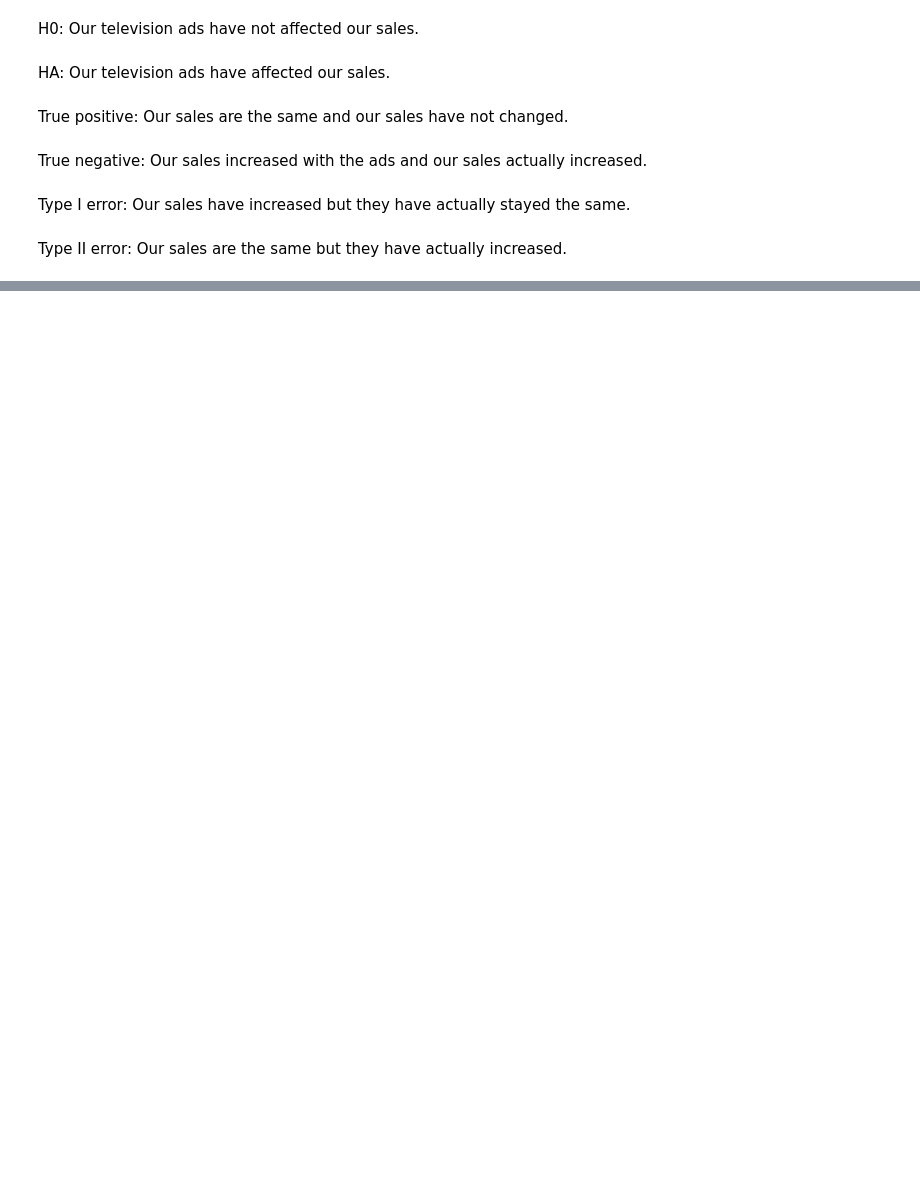
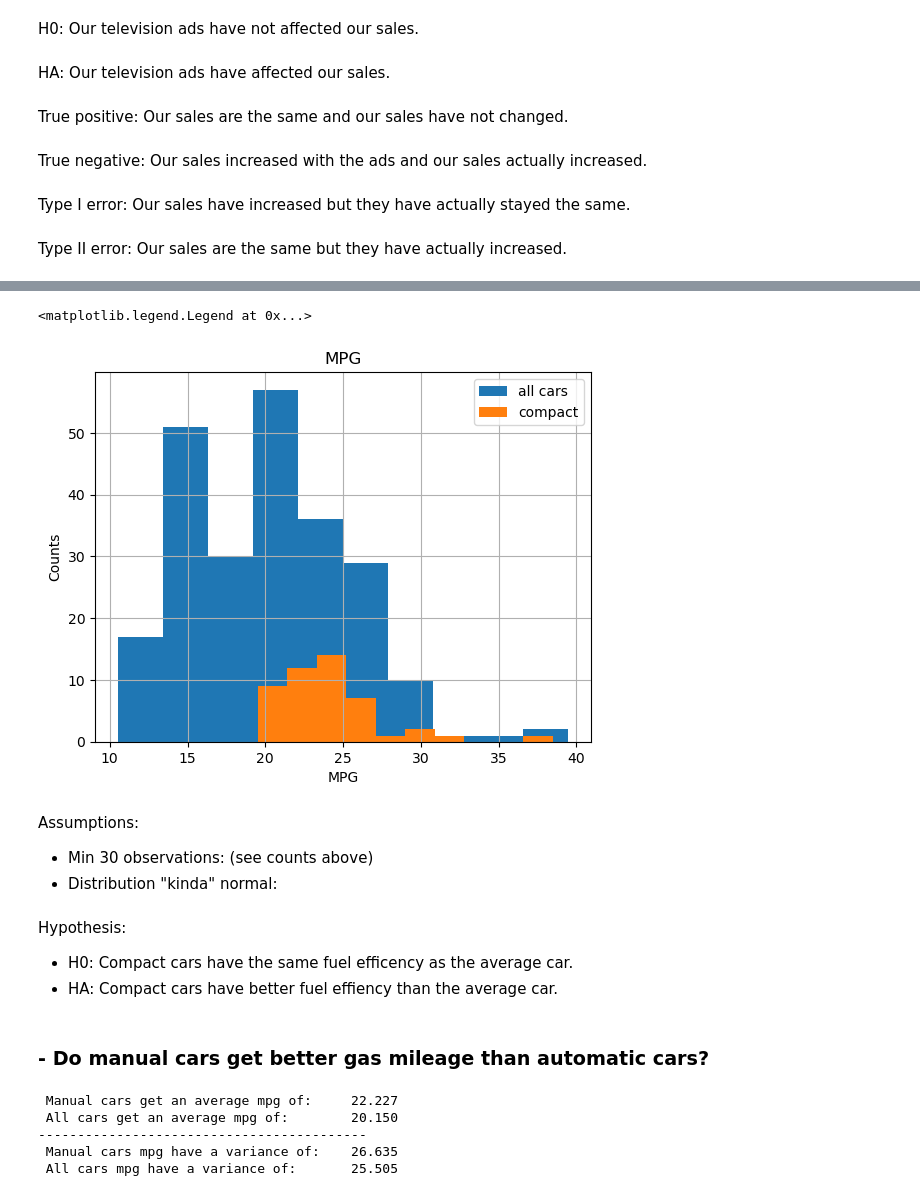
Before and after one commit to JoshuaHolt-Tech/statistics-exercises, a Jupyter notebook: hypothesis_testing.ipynb, the cells around one changed output, grey strips where cells are left out. Cells and saved outputs as stored; diff of their text form; code cells hidden in the pictures; blank space fills up the shorter version.

Commit message:
This is where I stopped for the night with my homework on hypothesis testing.

```diff
--- a/hypothesis_testing.ipynb
+++ b/hypothesis_testing.ipynb
@@ -54,0 +293,11 @@ Type II error: Our sales are the same but they have actually increased.
+# %%
+compact = mpg[mpg['class'] == 'compact'].ave_fuel_use
+print('Info for compact cars:')
+print(f'Number of values: {len(compact):>13}')
+print(f'Ave MPG: {compact.mean():>26.3f}')
+print(f'MPG variance: {compact.var():>21.3f}')
+print('------------------------------')
+print(f'Info for all cars:')
+print(f'Number of values: {len(mpg.ave_fuel_use):>14}')
+print(f'Ave MPG of all cars: {mpg.ave_fuel_use.mean():>14.3f}')
+print(f'MPG variance for all cars: {mpg.ave_fuel_use.var():>8.3f}')
@@ -54,0 +314,21 @@ Type II error: Our sales are the same but they have actually increased.
+# %%
+mpg.ave_fuel_use.hist(label = 'all cars')
+compact.hist(label = "compact")
+
+plt.title(f'MPG')
+plt.xlabel(f'MPG')
+plt.ylabel(f'Counts')
+plt.legend()
+# %% [output]
+<matplotlib.legend.Legend at 0x...>
+[figure, added]
+# %% [markdown]
+Assumptions:
+
+- Min 30 observations: (see counts above)
+- Distribution "kinda" normal:
+# %% [markdown]
+Hypothesis:
+
+- H0: Compact cars have the same fuel efficency as the average car.
+- HA: Compact cars have better fuel effiency than the average car.
@@ -54,0 +337,16 @@ Type II error: Our sales are the same but they have actually increased.
+# %% [markdown]
+### - Do manual cars get better gas mileage than automatic cars?
+# %%
+manual = mpg[mpg.trans.str.startswith('m')].ave_fuel_use
+
+print(f' Manual cars get an average mpg of: {manual.mean():>10.3f}')
+print(f' All cars get an average mpg of: {mpg.ave_fuel_use.mean():>13.3f}')
+print('------------------------------------------')
+print(f' Manual cars mpg have a variance of: {manual.var():>9.3f}')
+print(f' All cars mpg have a variance of: {mpg.ave_fuel_use.var():>12.3f}')
+# %% [output]
+ Manual cars get an average mpg of:     22.227
+ All cars get an average mpg of:        20.150
+------------------------------------------
+ Manual cars mpg have a variance of:    26.635
+ All cars mpg have a variance of:       25.505
```
Also changed, not shown: parts of 36 cells of this notebook.
